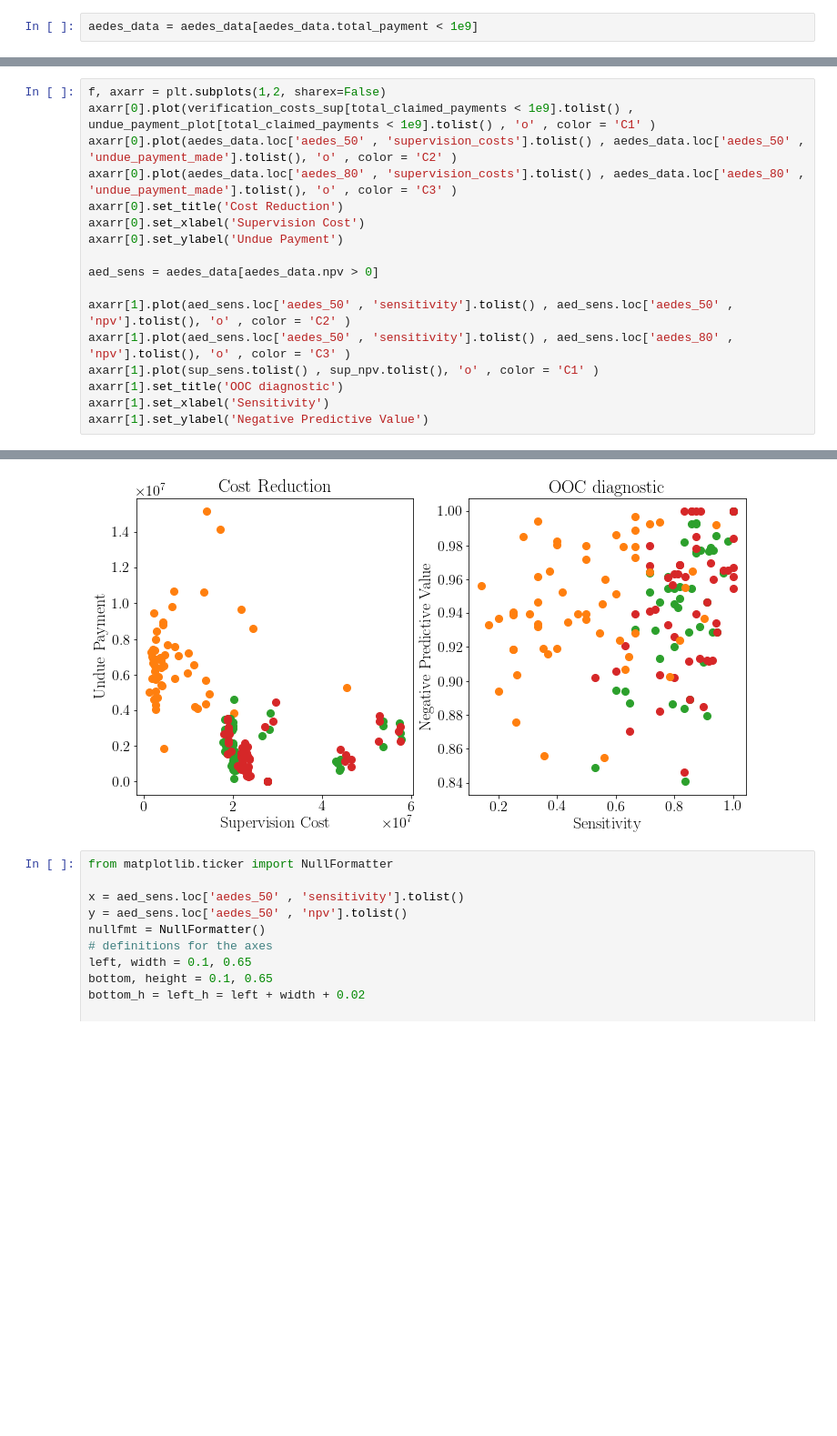
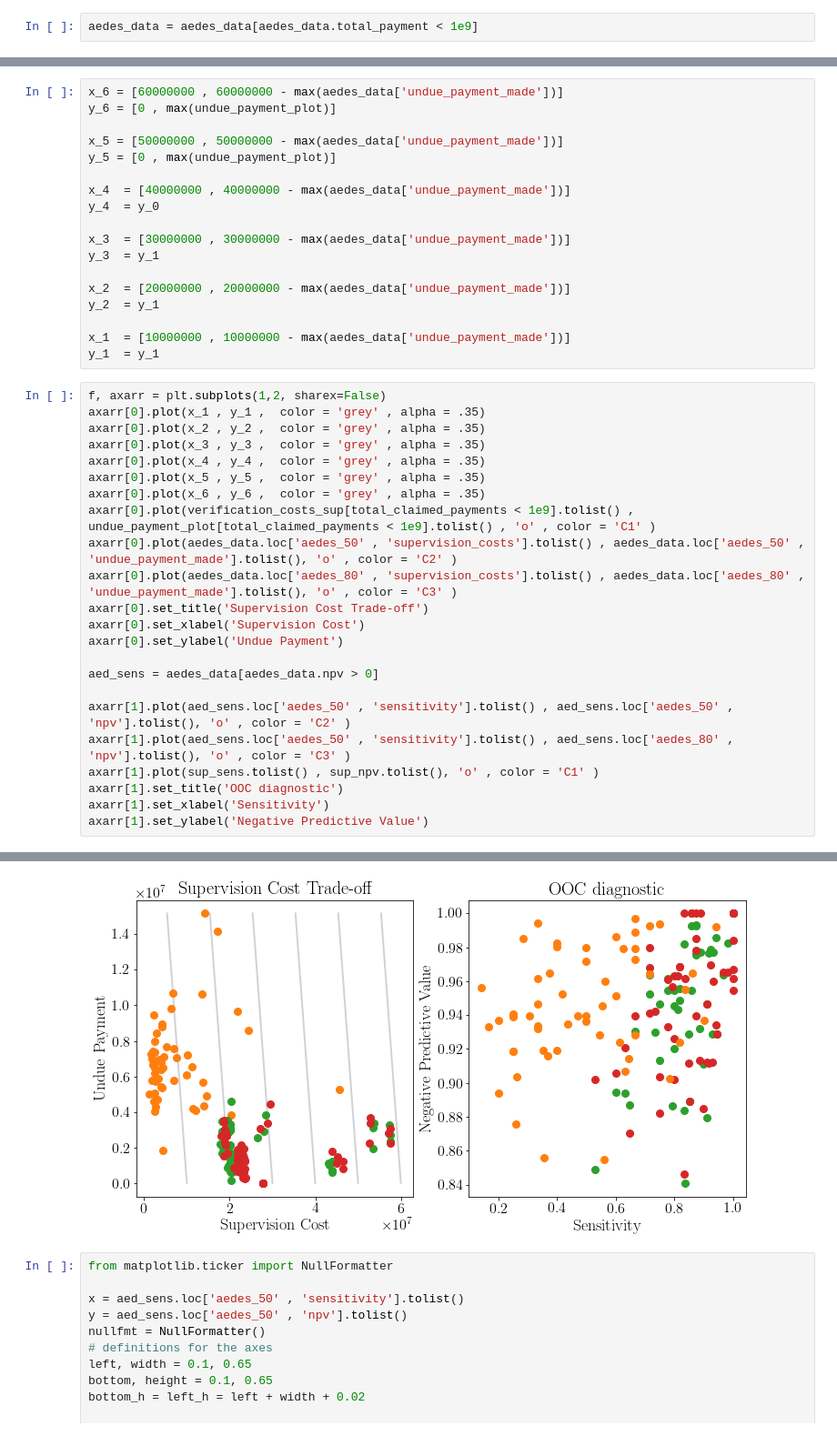
Before and after one commit to grlurton/orbf_data_validation, a Jupyter notebook: notebooks/reporting/Analysis.ipynb, the cells around one changed output, grey strips where cells are left out. Shown at 91% size. Drawn from its saved outputs; the diff is of its cells as text; blank space fills up the shorter version.

```diff
--- a/notebooks/reporting/Analysis.ipynb
+++ b/notebooks/reporting/Analysis.ipynb
@@ -381,26 +378,50 @@ axarr[1,1].set_title('Amount of Undue Payment')
 # %% [output]
 <matplotlib.text.Text at 0x...>
 [figure]
+# %%
+x_6 = [60000000 , 60000000 - max(aedes_data['undue_payment_made'])]
+y_6 = [0 , max(undue_payment_plot)]
+
+x_5 = [50000000 , 50000000 - max(aedes_data['undue_payment_made'])]
+y_5 = [0 , max(undue_payment_plot)]
+
+x_4  = [40000000 , 40000000 - max(aedes_data['undue_payment_made'])]
+y_4  = y_0
+
+x_3  = [30000000 , 30000000 - max(aedes_data['undue_payment_made'])]
+y_3  = y_1
+
+x_2  = [20000000 , 20000000 - max(aedes_data['undue_payment_made'])]
+y_2  = y_1
+
+x_1  = [10000000 , 10000000 - max(aedes_data['undue_payment_made'])]
+y_1  = y_1
 # %%
 f, axarr = plt.subplots(1,2, sharex=False)
+axarr[0].plot(x_1 , y_1 ,  color = 'grey' , alpha = .35)
+axarr[0].plot(x_2 , y_2 ,  color = 'grey' , alpha = .35)
+axarr[0].plot(x_3 , y_3 ,  color = 'grey' , alpha = .35)
+axarr[0].plot(x_4 , y_4 ,  color = 'grey' , alpha = .35)
+axarr[0].plot(x_5 , y_5 ,  color = 'grey' , alpha = .35)
+axarr[0].plot(x_6 , y_6 ,  color = 'grey' , alpha = .35)
 axarr[0].plot(verification_costs_sup[total_claimed_payments < 1e9].tolist() , undue_payment_plot[total_claimed_payments < 1e9].tolist() , 'o' , color = 'C1' )
 axarr[0].plot(aedes_data.loc['aedes_50' , 'supervision_costs'].tolist() , aedes_data.loc['aedes_50' , 'undue_payment_made'].tolist(), 'o' , color = 'C2' )
 axarr[0].plot(aedes_data.loc['aedes_80' , 'supervision_costs'].tolist() , aedes_data.loc['aedes_80' , 'undue_payment_made'].tolist(), 'o' , color = 'C3' )
-axarr[0].set_title('Cost Reduction')
+axarr[0].set_title('Supervision Cost Trade-off')
 axarr[0].set_xlabel('Supervision Cost')
 axarr[0].set_ylabel('Undue Payment')
 
 aed_sens = aedes_data[aedes_data.npv > 0]
 
 axarr[1].plot(aed_sens.loc['aedes_50' , 'sensitivity'].tolist() , aed_sens.loc['aedes_50' , 'npv'].tolist(), 'o' , color = 'C2' )
 axarr[1].plot(aed_sens.loc['aedes_50' , 'sensitivity'].tolist() , aed_sens.loc['aedes_80' , 'npv'].tolist(), 'o' , color = 'C3' )
 axarr[1].plot(sup_sens.tolist() , sup_npv.tolist(), 'o' , color = 'C1' )
 axarr[1].set_title('OOC diagnostic')
 axarr[1].set_xlabel('Sensitivity')
 axarr[1].set_ylabel('Negative Predictive Value')
 # %% [output]
 <matplotlib.text.Text at 0x...>
-[figure, old version]
+[figure, new version]
 # %%
 from matplotlib.ticker import NullFormatter
 
```
Also changed, not shown: parts of 32 cells of this notebook.
